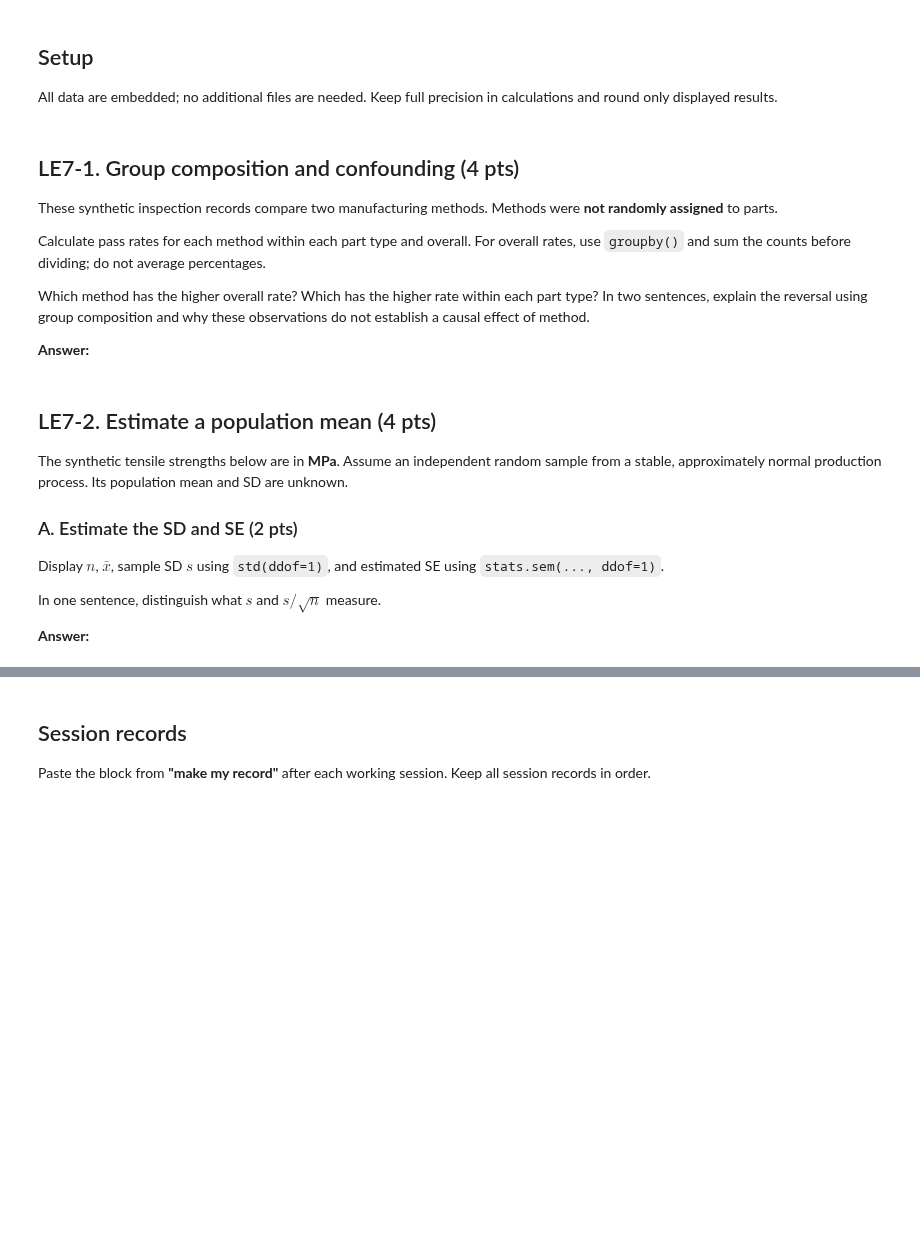
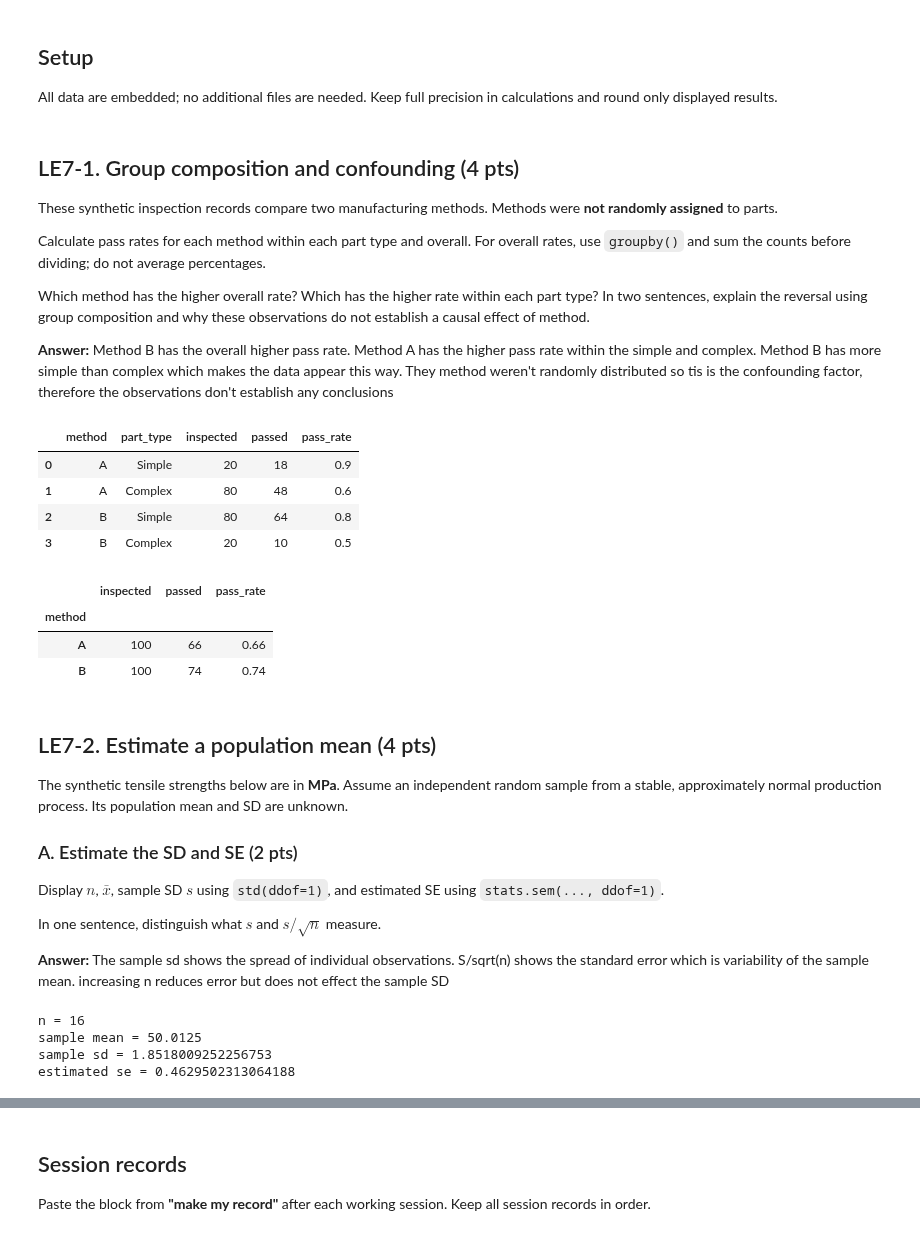
Before and after one commit to mda90-manny/26f-engr1451-2451, a Jupyter notebook: 1-assignments/LE07/LE07.ipynb, the cells around one changed output, grey strips where cells are left out. Cells and saved outputs as stored; diff of their text form; code cells hidden in the pictures; blank space fills up the shorter version.

```diff
--- a/1-assignments/LE07/LE07.ipynb
+++ b/1-assignments/LE07/LE07.ipynb
@@ -32,16 +32,35 @@ Calculate pass rates for each method within each part type and overall. For over
 Which method has the higher overall rate? Which has the higher rate within each part type? In two sentences, explain the reversal using group composition and why these observations do not establish a causal effect of method.
 
 **Answer:**
+Method B has the overall higher pass rate. Method A has the higher pass rate within the simple and complex. Method B has more simple than complex which makes the data appear this way. They method weren't randomly distributed so tis is the confounding factor, therefore the observations don't establish any conclusions
 # %%
 inspection = pd.DataFrame({
     "method": ["A", "A", "B", "B"],
     "part_type": ["Simple", "Complex", "Simple", "Complex"],
     "inspected": [20, 80, 80, 20],
     "passed": [18, 48, 64, 10],
 })
 
 # Calculate and display pass rates within each part type.
 # Group by method, sum inspected/passed counts, and calculate overall rates.
+inspection["pass_rate"] = inspection["passed"]/inspection["inspected"]
+display(
+    inspection[["method", "part_type", "inspected", "passed", "pass_rate"]]
+)
+overall = inspection.groupby("method")[["inspected", "passed"]].sum()
+overall["pass_rate"] = overall["passed"] / overall["inspected"]
+
+display(overall)
+# %% [output]
+|  | method | part_type | inspected | passed | pass_rate |
+| 0 | A | Simple | 20 | 18 | 0.9 |
+| 1 | A | Complex | 80 | 48 | 0.6 |
+| 2 | B | Simple | 80 | 64 | 0.8 |
+| 3 | B | Complex | 20 | 10 | 0.5 |
+|  | inspected | passed | pass_rate |
+| method |  |  |  |
+| A | 100 | 66 | 0.66 |
+| B | 100 | 74 | 0.74 |
 # %% [markdown]
 ## LE7-2. Estimate a population mean (4 pts)
 
@@ -54,6 +73,7 @@ Display $n$, $\bar x$, sample SD $s$ using `std(ddof=1)`, and estimated SE using
 In one sentence, distinguish what $s$ and $s/\sqrt{n}$ measure.
 
 **Answer:**
+The sample sd shows the spread of individual observations. S/sqrt(n) shows the standard error which is variability of the sample mean. increasing n reduces error but does not effect the sample SD
 # %%
 strength = np.array([
     48.2, 51.4, 49.7, 52.1, 46.8, 50.5, 53.0, 47.6,
@@ -61,6 +81,20 @@ strength = np.array([
 ])
 
 # Calculate and display n, sample_mean, sample_sd, and estimated_se.
+n = len(strength)
+sample_mean = strength.mean()
+sample_sd = strength.std(ddof=1)
+estimated_se = stats.sem(strength, ddof=1)
+
+print("n =", n)
+print("sample mean =", sample_mean)
+print("sample sd =", sample_sd)
+print("estimated se =", estimated_se)
+# %% [output]
+n = 16
+sample mean = 50.0125
+sample sd = 1.8518009252256753
+estimated se = 0.4629502313064188
 # %% [markdown]
 ### B. Construct and interpret a confidence interval (2 pts)
 
```
Also changed, not shown: parts of 5 cells of this notebook, 2 other files.
